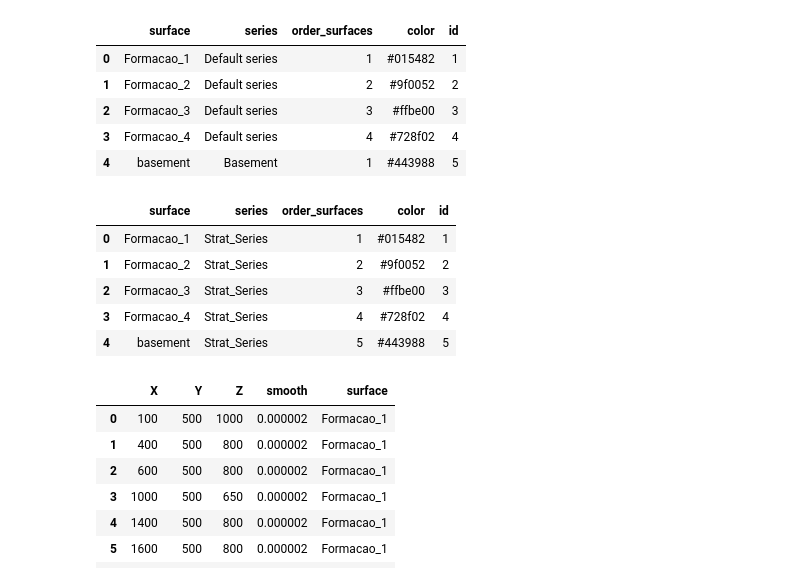
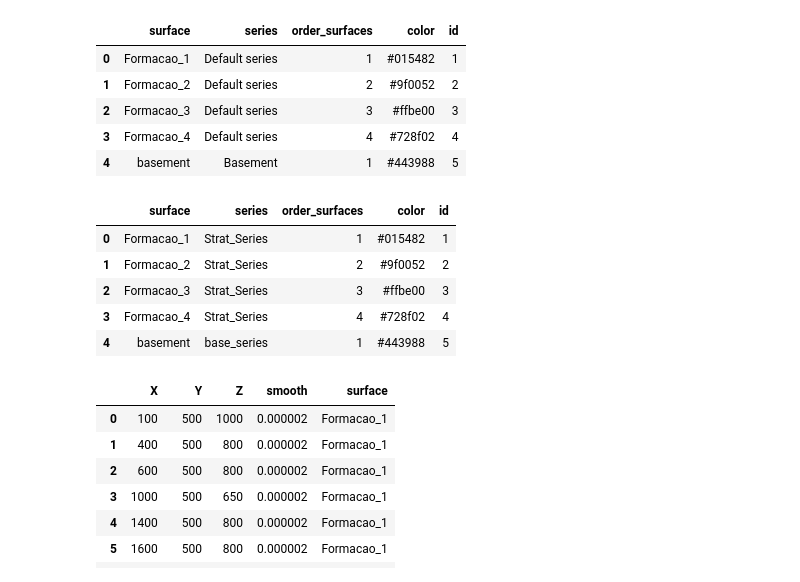
Before and after one commit to PR-4/3Dmodels, a Jupyter notebook: programs/Teste5_7_lago_sintetico_ligando_camadas.ipynb, the cells around one changed output. Drawn from its saved outputs; the diff is of its cells as text; code cells hidden in the pictures.

```diff
--- a/programs/Teste5_7_lago_sintetico_ligando_camadas.ipynb
+++ b/programs/Teste5_7_lago_sintetico_ligando_camadas.ipynb
@@ -29,14 +29,15 @@ geo_model.surfaces
 | 4 | basement | Basement | 1 | #443988 | 5 |
 # %%
 gp.map_stack_to_surfaces(geo_model,
-                         {"Strat_Series": ('Formacao_1', 'Formacao_2', 'Formacao_3', 'Formacao_4', 'basement')})
+                         {"Strat_Series": ('Formacao_1', 'Formacao_2', 'Formacao_3', 'Formacao_4'),
+                          "base_series": ('basement')})
 # %% [output]
 |  | surface | series | order_surfaces | color | id |
 | 0 | Formacao_1 | Strat_Series | 1 | #015482 | 1 |
 | 1 | Formacao_2 | Strat_Series | 2 | #9f0052 | 2 |
 | 2 | Formacao_3 | Strat_Series | 3 | #ffbe00 | 3 |
 | 3 | Formacao_4 | Strat_Series | 4 | #728f02 | 4 |
-| 4 | basement | Strat_Series | 5 | #443988 | 5 |
+| 4 | basement | base_series | 1 | #443988 | 5 |
 # %%
 geo_model.surface_points
 # %% [output]
```
Also changed, not shown: parts of 10 cells of this notebook, 9 other files.
